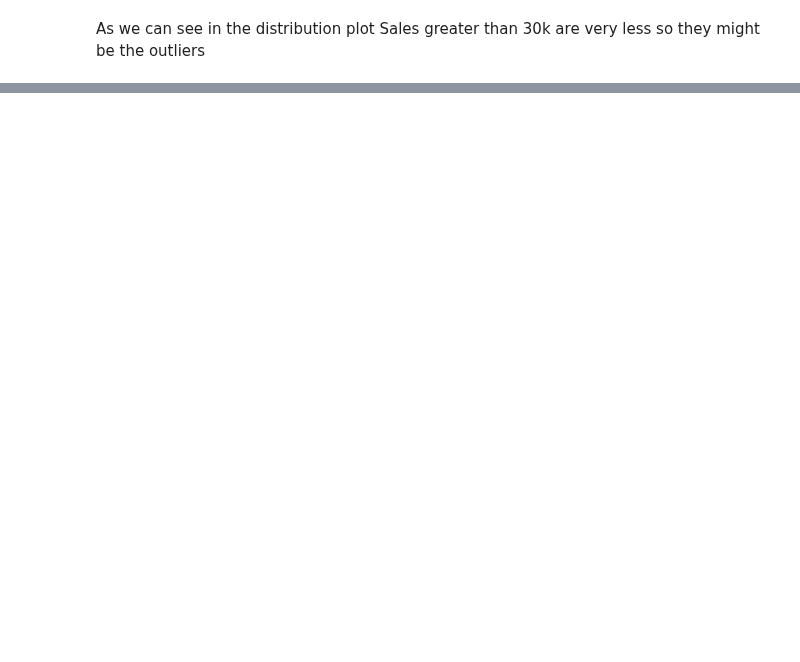
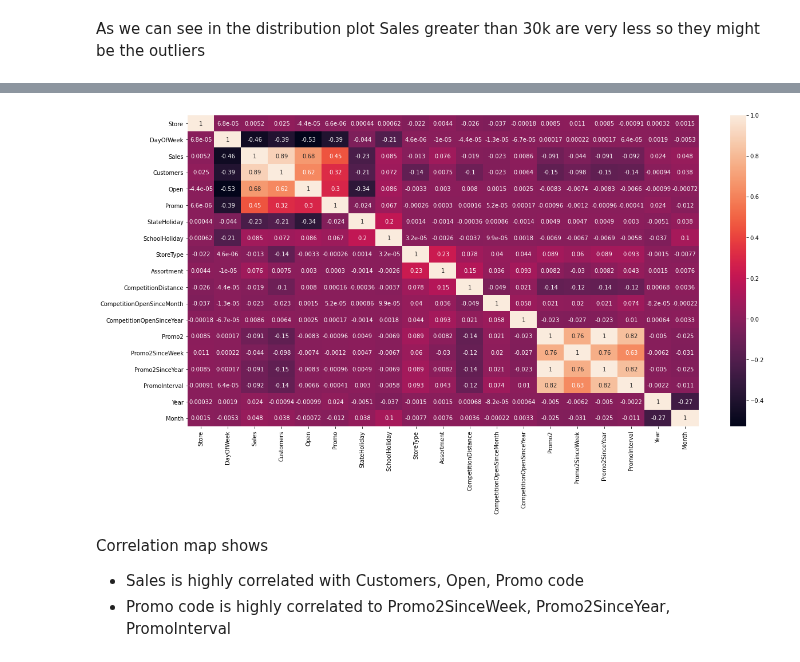
Before and after one commit to Jammal7/Introduction_to_Data_Science, a Jupyter notebook: Projects/Rossmann Store Sales/Rossman_sales_prediction.ipynb, the cells around one changed output, grey strips where cells are left out. Drawn from its saved outputs; the diff is of its cells as text; code cells hidden in the pictures; blank space fills up the shorter version.

```diff
--- a/Projects/Rossmann Store Sales/Rossman_sales_prediction.ipynb
+++ b/Projects/Rossmann Store Sales/Rossman_sales_prediction.ipynb
@@ -328,0 +435,12 @@ As we can see in the distribution plot Sales greater than 30k are very less so t
+# %%
+# encoding all categorical varibale to numeric values
+from sklearn import preprocessing
+label_encoder = preprocessing.LabelEncoder()
+
+combined_data['StoreType']= label_encoder.fit_transform(combined_data['StoreType'])
+combined_data['Assortment']= label_encoder.fit_transform(combined_data['Assortment'])
+# %%
+# for promo interval
+combined_data["PromoInterval"].loc[combined_data["PromoInterval"] == "Jan,Apr,Jul,Oct"] = 1
+combined_data["PromoInterval"].loc[combined_data["PromoInterval"] == "Feb,May,Aug,Nov"] = 2
+combined_data["PromoInterval"].loc[combined_data["PromoInterval"] == "Mar,Jun,Sept,Dec"] = 3
@@ -328,0 +452,5 @@ As we can see in the distribution plot Sales greater than 30k are very less so t
+# %%
+# for State Holiday
+combined_data["StateHoliday"].loc[combined_data["StateHoliday"] == "a"] = 1
+combined_data["StateHoliday"].loc[combined_data["StateHoliday"] == "b"] = 2
+combined_data["StateHoliday"].loc[combined_data["StateHoliday"] == "c"] = 3
@@ -328,0 +466,3 @@ As we can see in the distribution plot Sales greater than 30k are very less so t
+# %%
+combined_data['StateHoliday'] = pd.to_numeric(combined_data['StateHoliday'])
+combined_data['PromoInterval'] = pd.to_numeric(combined_data['PromoInterval'])
@@ -328,0 +489,10 @@ As we can see in the distribution plot Sales greater than 30k are very less so t
+# %%
+corr = combined_data.corr()
+plt.figure(figsize=(20,10))
+sns.heatmap(corr,annot=True);
+# %% [output]
+[figure, added]
+# %% [markdown]
+Correlation map shows
+* Sales is highly correlated with Customers, Open, Promo code
+* Promo code is highly correlated to Promo2SinceWeek, Promo2SinceYear, PromoInterval
```
Also changed, not shown: parts of 18 cells of this notebook.
